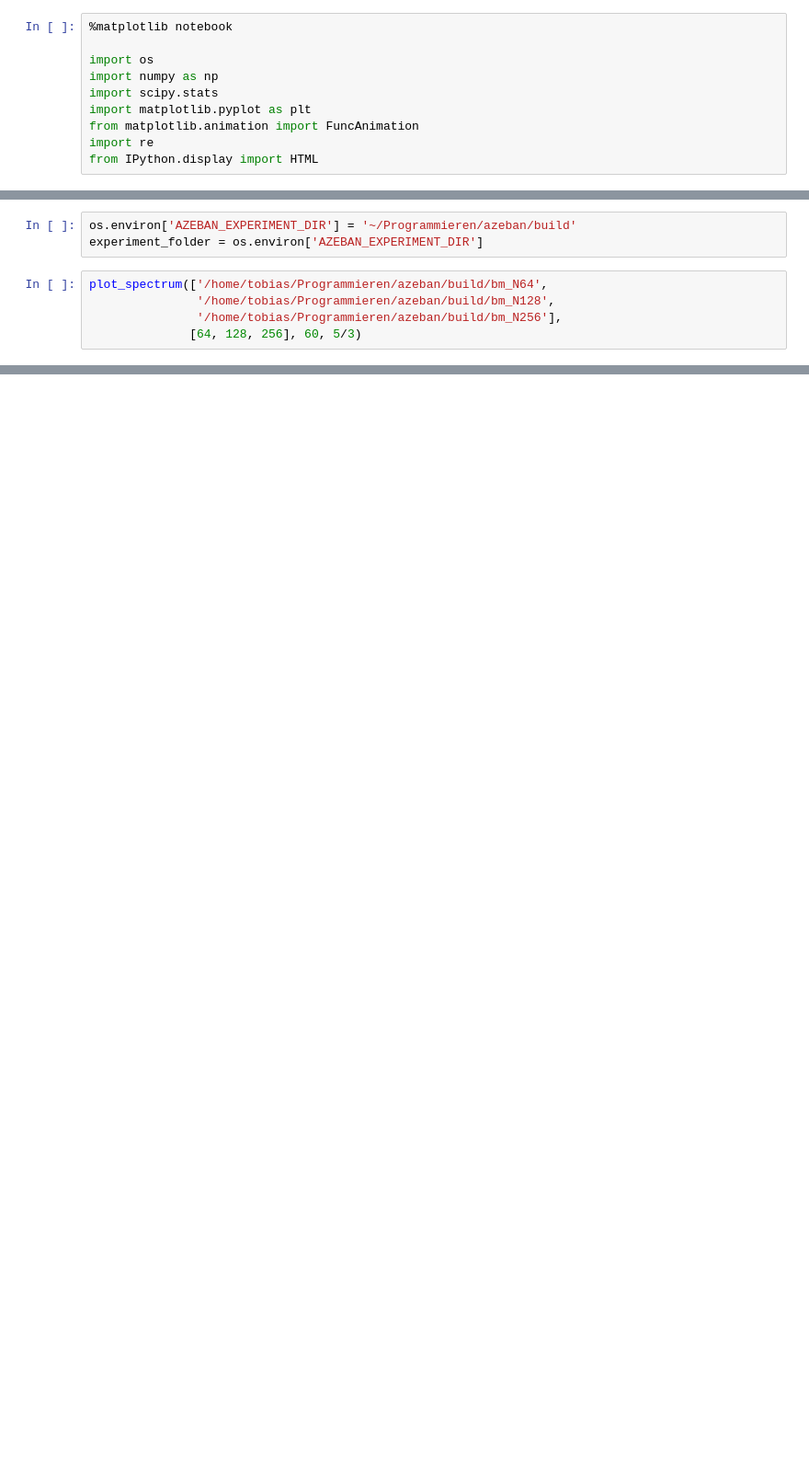
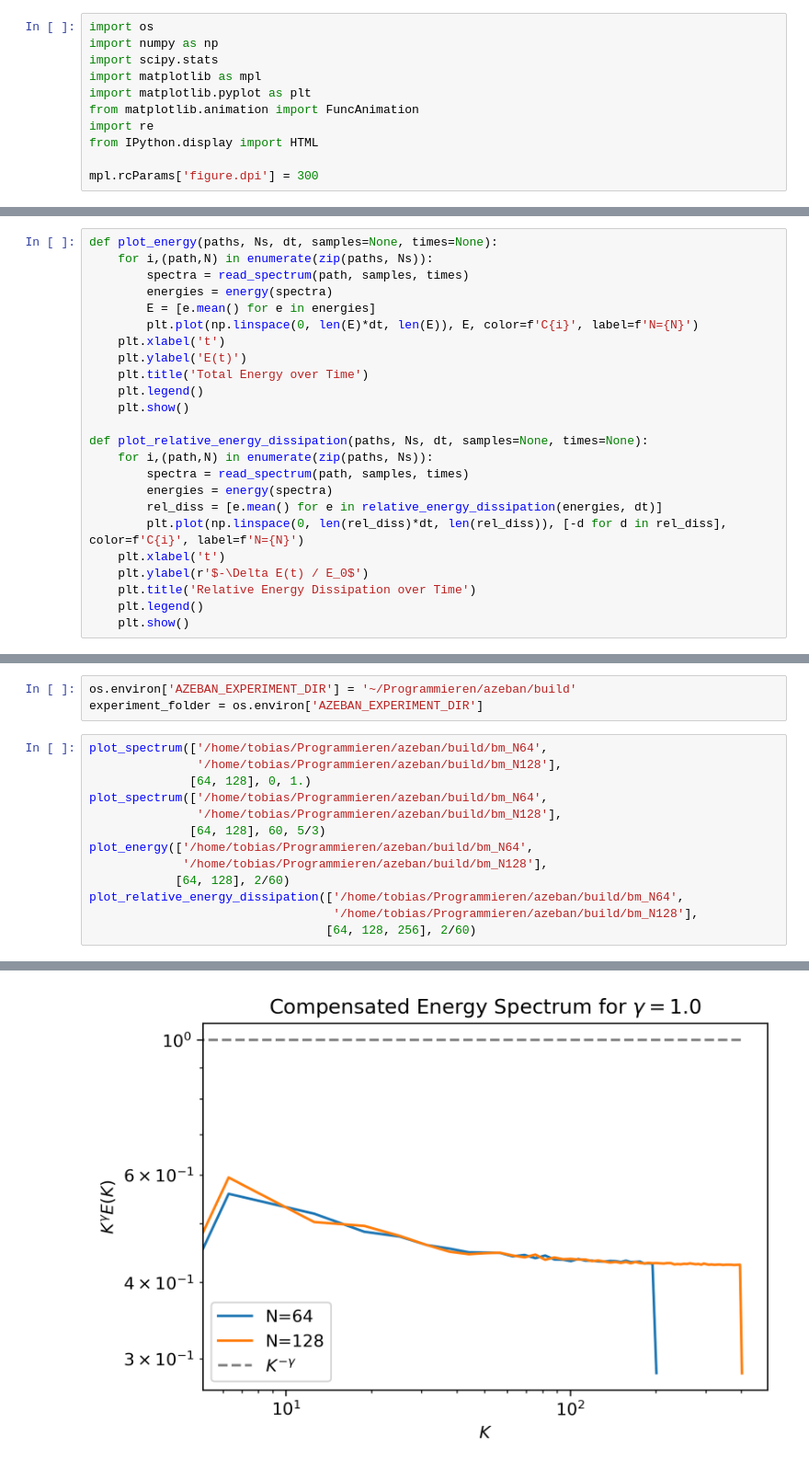
Before and after one commit to TobiasRohner/azeban, a Jupyter notebook: results/energy_spectra.ipynb, the cells around one changed output, grey strips where cells are left out. Shown at 92% size. Cells and saved outputs as stored; diff of their text form; blank space fills up the shorter version.

Commit message:
Preliminary plots

```diff
--- a/results/energy_spectra.ipynb
+++ b/results/energy_spectra.ipynb
@@ -1,13 +1,14 @@
 # %%
-%matplotlib notebook
-
 import os
 import numpy as np
 import scipy.stats
+import matplotlib as mpl
 import matplotlib.pyplot as plt
 from matplotlib.animation import FuncAnimation
 import re
 from IPython.display import HTML
+
+mpl.rcParams['figure.dpi'] = 300
 # %%
 def read_spectrum(path, samples=None, times=None):
     files = os.listdir(path)
@@ -85 +103,25 @@ def animate_spectrum(paths, Ns, gamma, times=None, samples=None):
+# %%
+def plot_energy(paths, Ns, dt, samples=None, times=None):
+    for i,(path,N) in enumerate(zip(paths, Ns)):
+        spectra = read_spectrum(path, samples, times)
+        energies = energy(spectra)
+        E = [e.mean() for e in energies]
+        plt.plot(np.linspace(0, len(E)*dt, len(E)), E, color=f'C{i}', label=f'N={N}')
+    plt.xlabel('t')
+    plt.ylabel('E(t)')
+    plt.title('Total Energy over Time')
+    plt.legend()
+    plt.show()
+
+def plot_relative_energy_dissipation(paths, Ns, dt, samples=None, times=None):
+    for i,(path,N) in enumerate(zip(paths, Ns)):
+        spectra = read_spectrum(path, samples, times)
+        energies = energy(spectra)
+        rel_diss = [e.mean() for e in relative_energy_dissipation(energies, dt)]
+        plt.plot(np.linspace(0, len(rel_diss)*dt, len(rel_diss)), [-d for d in rel_diss], color=f'C{i}', label=f'N={N}')
+    plt.xlabel('t')
+    plt.ylabel(r'$-\Delta E(t) / E_0$')
+    plt.title('Relative Energy Dissipation over Time')
+    plt.legend()
+    plt.show()
 # %% [markdown]
@@ -89,7 +131,15 @@ os.environ['AZEBAN_EXPERIMENT_DIR'] = '~/Programmieren/azeban/build'
 experiment_folder = os.environ['AZEBAN_EXPERIMENT_DIR']
 # %%
 plot_spectrum(['/home/tobias/Programmieren/azeban/build/bm_N64',
-               '/home/tobias/Programmieren/azeban/build/bm_N128',
-               '/home/tobias/Programmieren/azeban/build/bm_N256'],
-              [64, 128, 256], 60, 5/3)
+               '/home/tobias/Programmieren/azeban/build/bm_N128'],
+              [64, 128], 0, 1.)
+plot_spectrum(['/home/tobias/Programmieren/azeban/build/bm_N64',
+               '/home/tobias/Programmieren/azeban/build/bm_N128'],
+              [64, 128], 60, 5/3)
+plot_energy(['/home/tobias/Programmieren/azeban/build/bm_N64',
+             '/home/tobias/Programmieren/azeban/build/bm_N128'],
+            [64, 128], 2/60)
+plot_relative_energy_dissipation(['/home/tobias/Programmieren/azeban/build/bm_N64',
+                                  '/home/tobias/Programmieren/azeban/build/bm_N128'],
+                                 [64, 128, 256], 2/60)
 # %% [output]
@@ -97,0 +146 @@ plot_spectrum(['/home/tobias/Programmieren/azeban/build/bm_N64',
+[figure, added]
```
Also changed, not shown: parts of 7 cells of this notebook, 1 other file.
